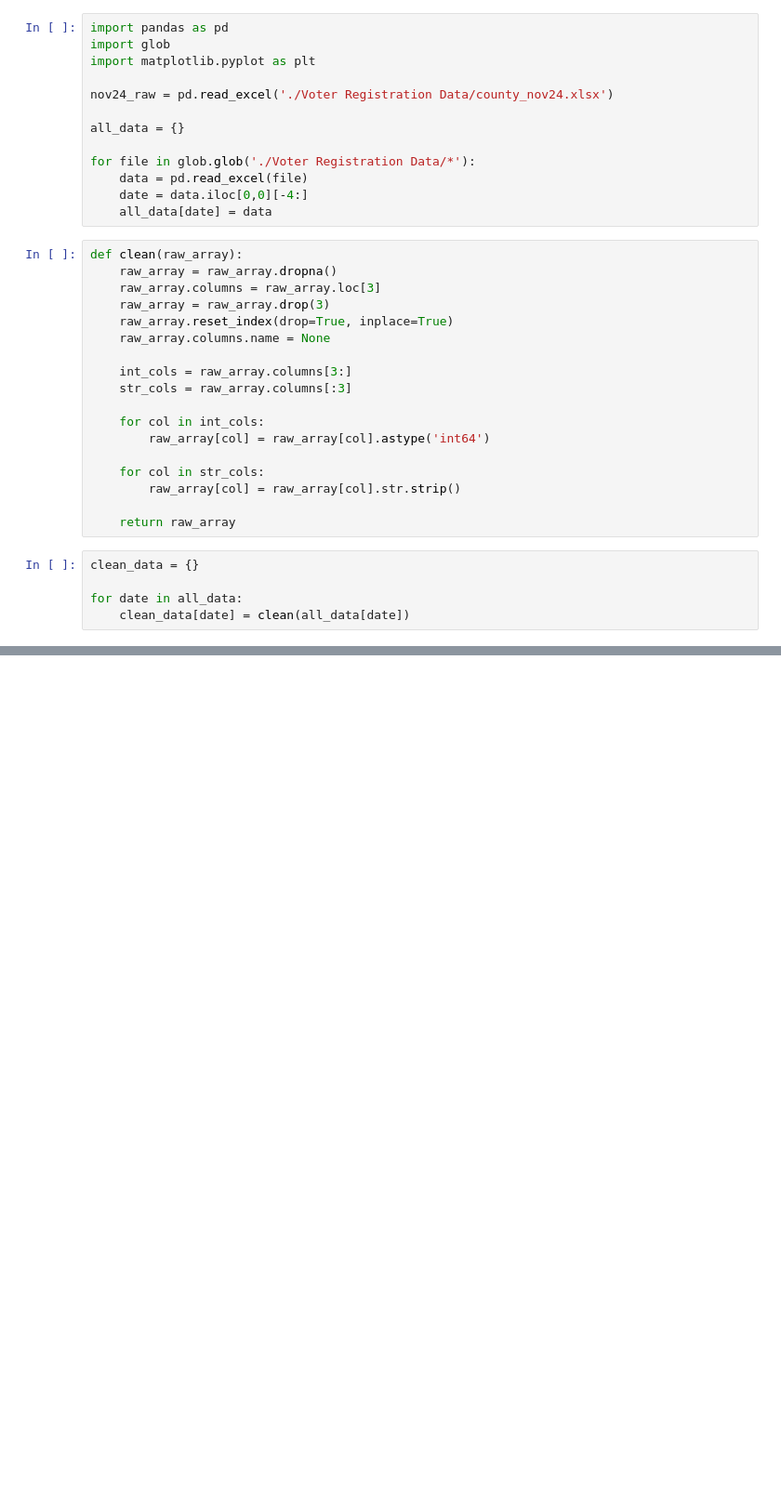
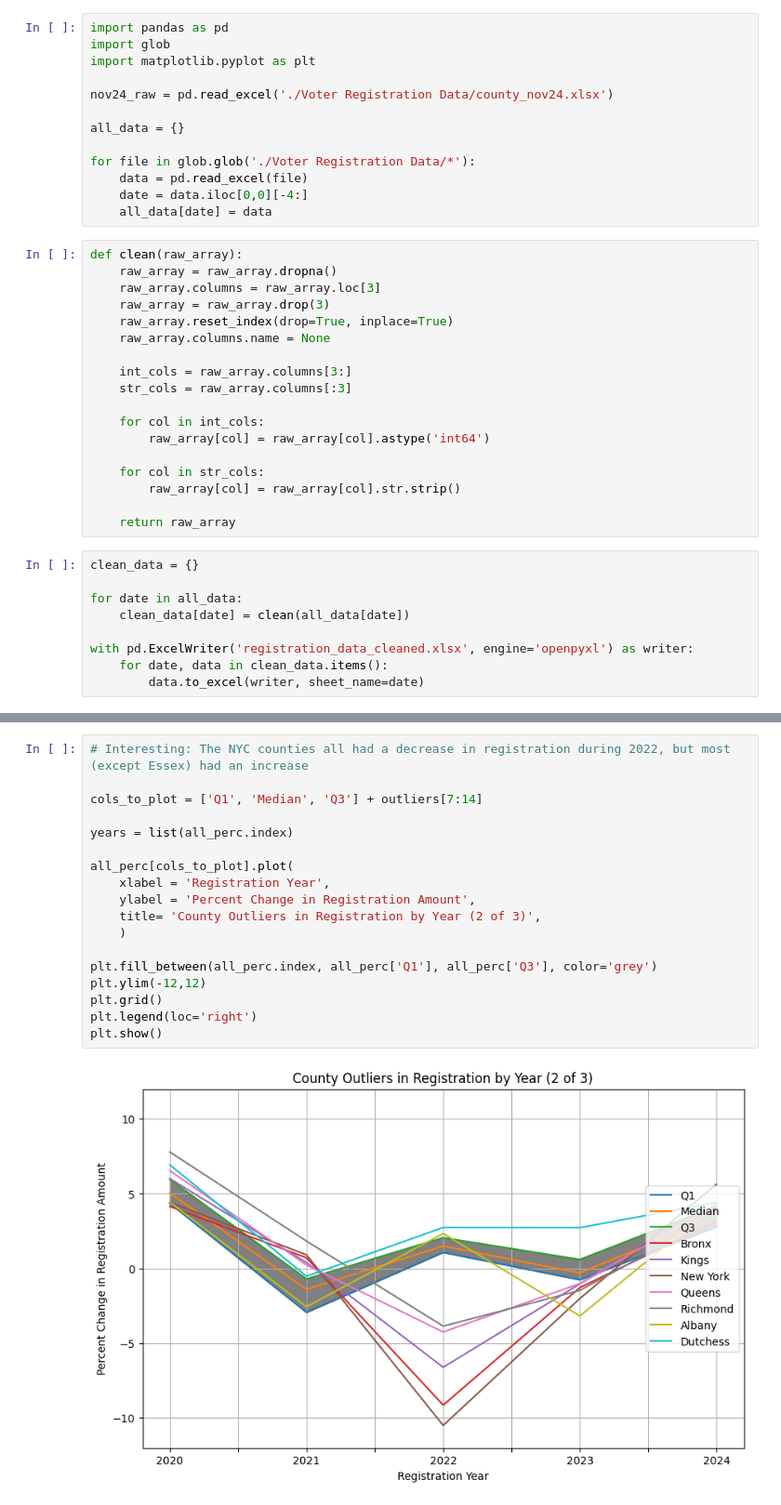
Before and after one commit to tgrantknight/Job-Sample, a Jupyter notebook: sample.ipynb, the cells around one changed output, grey strips where cells are left out. Shown at 93% size. Drawn from its saved outputs; the diff is of its cells as text; blank space fills up the shorter version.

```diff
--- a/sample.ipynb
+++ b/sample.ipynb
@@ -34,4 +34,8 @@ clean_data = {}
 
 for date in all_data:
     clean_data[date] = clean(all_data[date])
+
+with pd.ExcelWriter('registration_data_cleaned.xlsx', engine='openpyxl') as writer:
+    for date, data in clean_data.items():
+        data.to_excel(writer, sheet_name=date)
 # %%
@@ -85,0 +161,20 @@ plt.show()
+# %%
+# Interesting: The NYC counties all had a decrease in registration during 2022, but most (except Essex) had an increase
+
+cols_to_plot = ['Q1', 'Median', 'Q3'] + outliers[7:14]
+
+years = list(all_perc.index)
+
+all_perc[cols_to_plot].plot(
+    xlabel = 'Registration Year',
+    ylabel = 'Percent Change in Registration Amount',
+    title= 'County Outliers in Registration by Year (2 of 3)',
+    )
+
+plt.fill_between(all_perc.index, all_perc['Q1'], all_perc['Q3'], color='grey')
+plt.ylim(-12,12)
+plt.grid()
+plt.legend(loc='right')
+plt.show()
+# %% [output]
+[figure, added]
```
Also changed, not shown: parts of 6 cells of this notebook, 1 other file.
